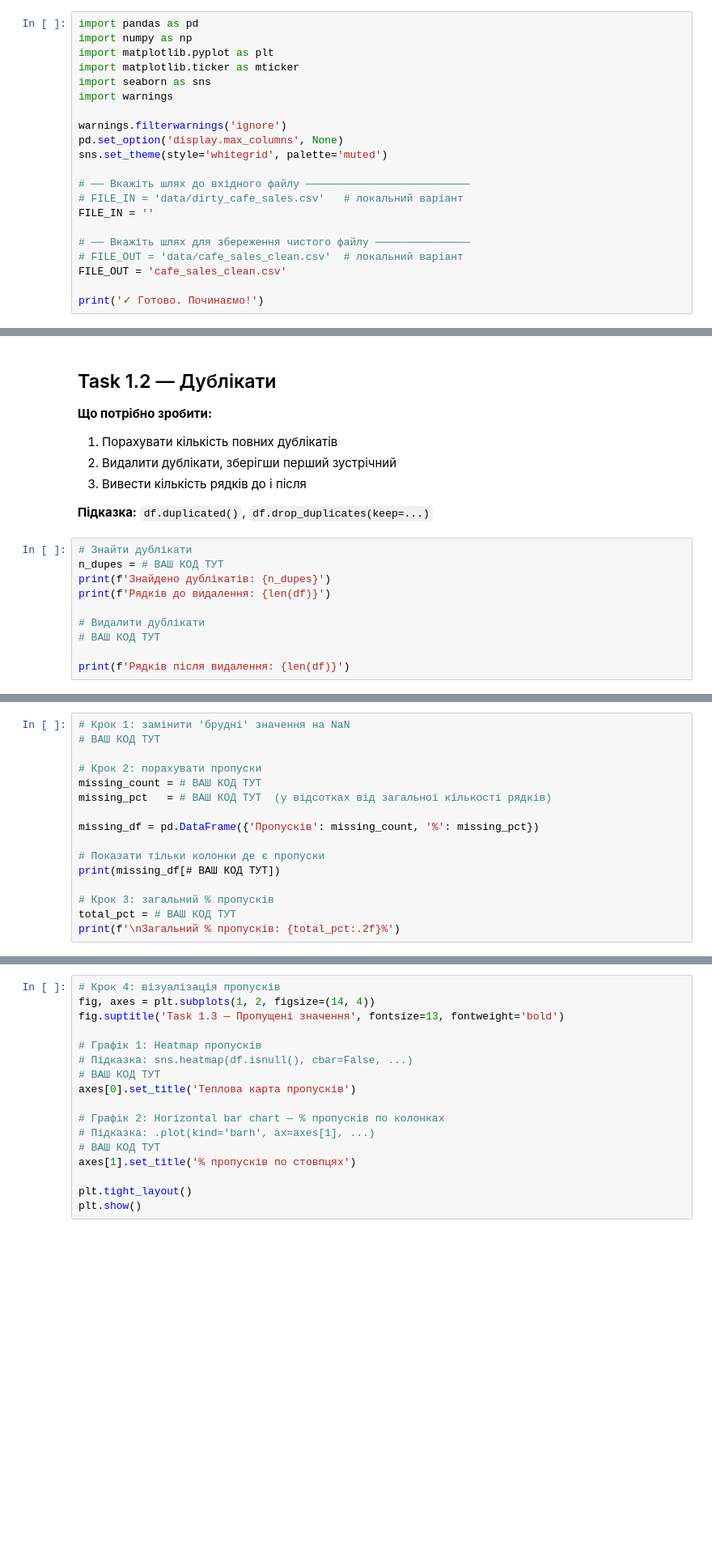
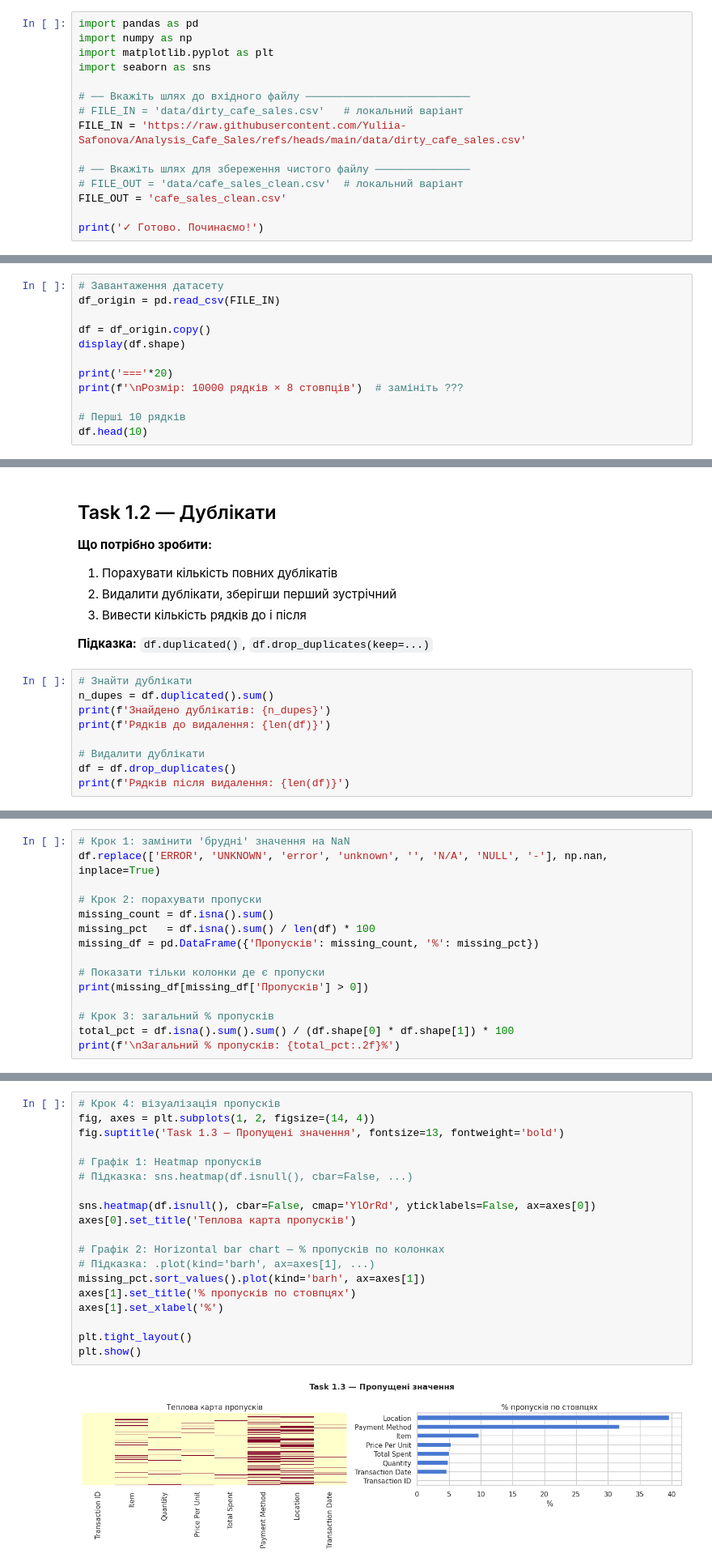
Before and after one commit to Yuliia-Safonova/Analysis_Cafe_Sales, a Jupyter notebook: cafe_eda_workbook_version2.ipynb, the cells around one changed output, grey strips where cells are left out. Shown at 81% size. Cells and saved outputs as stored; diff of their text form; blank space fills up the shorter version.

```diff
--- a/cafe_eda_workbook_version2.ipynb
+++ b/cafe_eda_workbook_version2.ipynb
@@ -30,17 +30,11 @@
 import pandas as pd
 import numpy as np
 import matplotlib.pyplot as plt
-import matplotlib.ticker as mticker
 import seaborn as sns
-import warnings
-
-warnings.filterwarnings('ignore')
-pd.set_option('display.max_columns', None)
-sns.set_theme(style='whitegrid', palette='muted')
 
 # ── Вкажіть шлях до вхідного файлу ──────────────────────────
 # FILE_IN = 'data/dirty_cafe_sales.csv'   # локальний варіант
-FILE_IN = ''
+FILE_IN = 'https://raw.githubusercontent.com/Yuliia-Safonova/Analysis_Cafe_Sales/refs/heads/main/data/dirty_cafe_sales.csv'
 
 # ── Вкажіть шлях для збереження чистого файлу ───────────────
 # FILE_OUT = 'data/cafe_sales_clean.csv'  # локальний варіант
@@ -73,0 +61,12 @@ print(f'Розмір: ??? рядків × ??? стовпців')  # заміні
+# %%
+# Завантаження датасету
+df_origin = pd.read_csv(FILE_IN)
+
+df = df_origin.copy()
+display(df.shape)
+
+print('==='*20)
+print(f'\nРозмір: 10000 рядків × 8 стовпців')  # замініть ???
+
+# Перші 10 рядків
+df.head(10)
@@ -96,11 +143,10 @@ print(f'Розмір: ??? рядків × ??? стовпців')  # заміні
 **Підказка:** `df.duplicated()`, `df.drop_duplicates(keep=...)`
 # %%
 # Знайти дублікати
-n_dupes = # ВАШ КОД ТУТ
+n_dupes = df.duplicated().sum()
 print(f'Знайдено дублікатів: {n_dupes}')
 print(f'Рядків до видалення: {len(df)}')
 
 # Видалити дублікати
-# ВАШ КОД ТУТ
-
+df = df.drop_duplicates()
 print(f'Рядків після видалення: {len(df)}')
@@ -116,17 +166,16 @@ print(f'Рядків після видалення: {len(df)}')
 **Підказка:** `df.replace(список, np.nan)`, `df.isnull().sum()`
 # %%
 # Крок 1: замінити 'брудні' значення на NaN
-# ВАШ КОД ТУТ
+df.replace(['ERROR', 'UNKNOWN', 'error', 'unknown', '', 'N/A', 'NULL', '-'], np.nan, inplace=True)
 
 # Крок 2: порахувати пропуски
-missing_count = # ВАШ КОД ТУТ
-missing_pct   = # ВАШ КОД ТУТ  (у відсотках від загальної кількості рядків)
-
+missing_count = df.isna().sum()
+missing_pct   = df.isna().sum() / len(df) * 100
 missing_df = pd.DataFrame({'Пропусків': missing_count, '%': missing_pct})
 
 # Показати тільки колонки де є пропуски
-print(missing_df[# ВАШ КОД ТУТ])
+print(missing_df[missing_df['Пропусків'] > 0])
 
 # Крок 3: загальний % пропусків
-total_pct = # ВАШ КОД ТУТ
+total_pct = df.isna().sum().sum() / (df.shape[0] * df.shape[1]) * 100
 print(f'\nЗагальний % пропусків: {total_pct:.2f}%')
@@ -133,20 +193,24 @@ print(f'\nЗагальний % пропусків: {total_pct:.2f}%')
 # %%
 # Крок 4: візуалізація пропусків
 fig, axes = plt.subplots(1, 2, figsize=(14, 4))
 fig.suptitle('Task 1.3 — Пропущені значення', fontsize=13, fontweight='bold')
 
 # Графік 1: Heatmap пропусків
 # Підказка: sns.heatmap(df.isnull(), cbar=False, ...)
-# ВАШ КОД ТУТ
+
+sns.heatmap(df.isnull(), cbar=False, cmap='YlOrRd', yticklabels=False, ax=axes[0])
 axes[0].set_title('Теплова карта пропусків')
 
 # Графік 2: Horizontal bar chart — % пропусків по колонках
 # Підказка: .plot(kind='barh', ax=axes[1], ...)
-# ВАШ КОД ТУТ
+missing_pct.sort_values().plot(kind='barh', ax=axes[1])
 axes[1].set_title('% пропусків по стовпцях')
+axes[1].set_xlabel('%')
 
 plt.tight_layout()
 plt.show()
+# %% [output]
+[figure, added]
 # %% [markdown]
 ---
 # ЧАСТИНА 2 — Очищення даних
```
Also changed, not shown: parts of 13 cells of this notebook.
